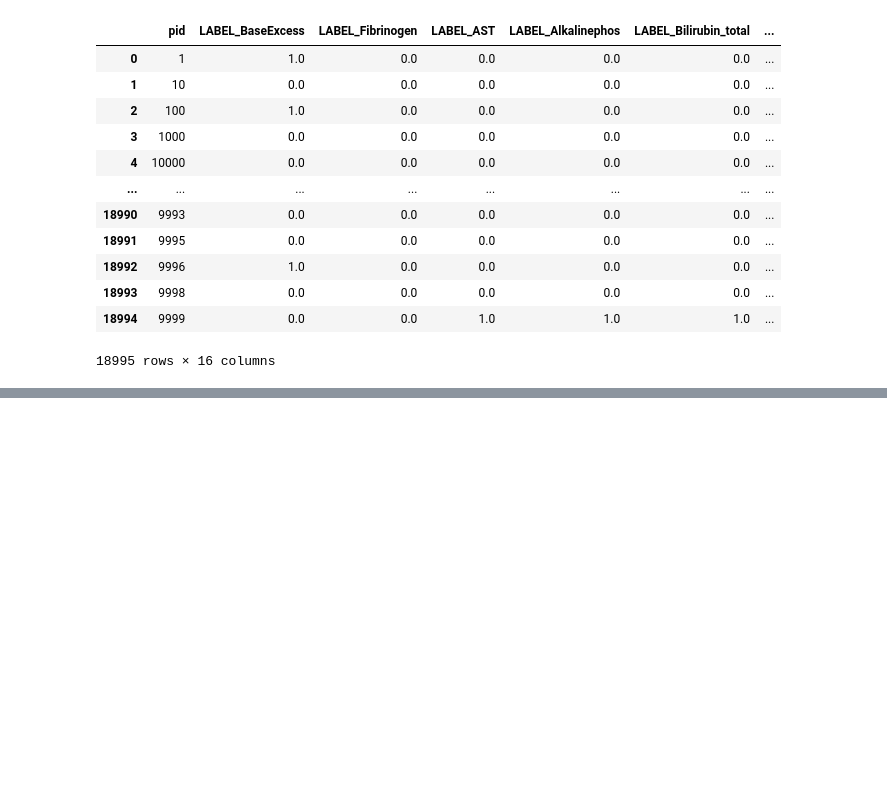
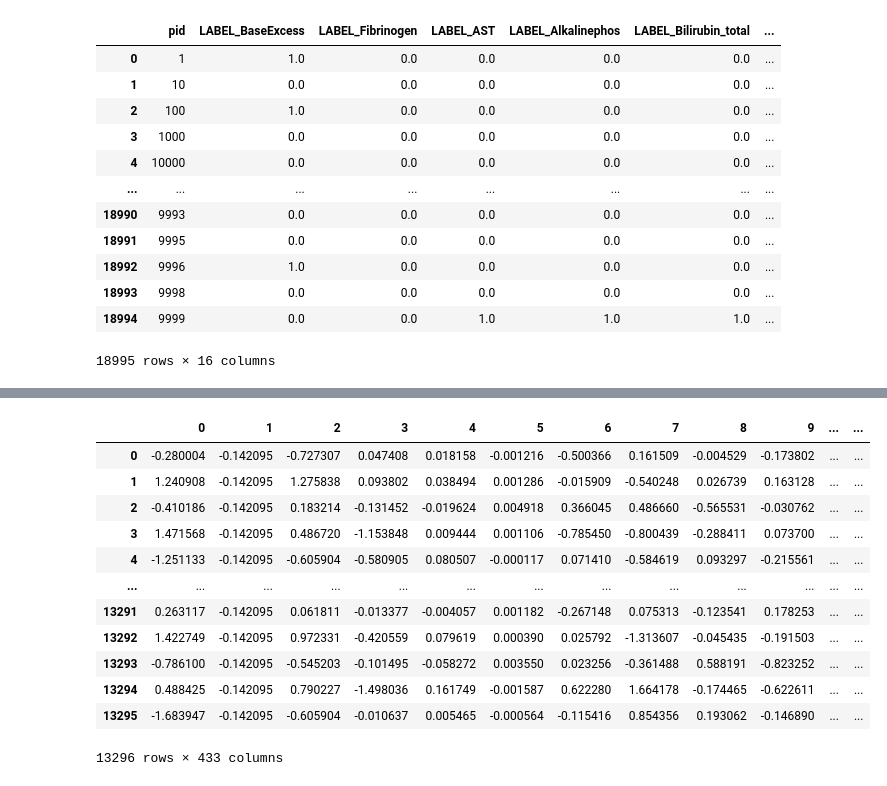
Before and after one commit to simondanielsson/intro-ml, a Jupyter notebook: task2/exploration/exploration_simon.ipynb, the cells around one changed output, grey strips where cells are left out. Drawn from its saved outputs; the diff is of its cells as text; code cells hidden in the pictures; blank space fills up the shorter version.

```diff
--- a/task2/exploration/exploration_simon.ipynb
+++ b/task2/exploration/exploration_simon.ipynb
@@ -401,0 +474,23 @@ label
+# %%
+from sklearn.preprocessing import StandardScaler
+
+s = StandardScaler().fit(X_train)
+
+X_train_ = pd.DataFrame(s.transform(X_train))
+X_test_ = pd.DataFrame(s.transform(X_test))
+# %%
+X_train_
+# %% [output]
+|  | 0 | 1 | 2 | 3 | 4 | 5 | 6 | 7 | 8 | 9 | ... | ... |
+| 0 | -0.280004 | -0.142095 | -0.727307 | 0.047408 | 0.018158 | -0.001216 | -0.500366 | 0.161509 | -0.004529 | -0.173802 | ... | ... |
+| 1 | 1.240908 | -0.142095 | 1.275838 | 0.093802 | 0.038494 | 0.001286 | -0.015909 | -0.540248 | 0.026739 | 0.163128 | ... | ... |
+| 2 | -0.410186 | -0.142095 | 0.183214 | -0.131452 | -0.019624 | 0.004918 | 0.366045 | 0.486660 | -0.565531 | -0.030762 | ... | ... |
+| 3 | 1.471568 | -0.142095 | 0.486720 | -1.153848 | 0.009444 | 0.001106 | -0.785450 | -0.800439 | -0.288411 | 0.073700 | ... | ... |
+| 4 | -1.251133 | -0.142095 | -0.605904 | -0.580905 | 0.080507 | -0.000117 | 0.071410 | -0.584619 | 0.093297 | -0.215561 | ... | ... |
+| ... | ... | ... | ... | ... | ... | ... | ... | ... | ... | ... | ... | ... |
+| 13291 | 0.263117 | -0.142095 | 0.061811 | -0.013377 | -0.004057 | 0.001182 | -0.267148 | 0.075313 | -0.123541 | 0.178253 | ... | ... |
+| 13292 | 1.422749 | -0.142095 | 0.972331 | -0.420559 | 0.079619 | 0.000390 | 0.025792 | -1.313607 | -0.045435 | -0.191503 | ... | ... |
+| 13293 | -0.786100 | -0.142095 | -0.545203 | -0.101495 | -0.058272 | 0.003550 | 0.023256 | -0.361488 | 0.588191 | -0.823252 | ... | ... |
+| 13294 | 0.488425 | -0.142095 | 0.790227 | -1.498036 | 0.161749 | -0.001587 | 0.622280 | 1.664178 | -0.174465 | -0.622611 | ... | ... |
+| 13295 | -1.683947 | -0.142095 | -0.605904 | -0.010637 | 0.005465 | -0.000564 | -0.115416 | 0.854356 | 0.193062 | -0.146890 | ... | ... |
+13296 rows × 433 columns
```
Also changed, not shown: parts of 10 cells of this notebook, 43 other files.
